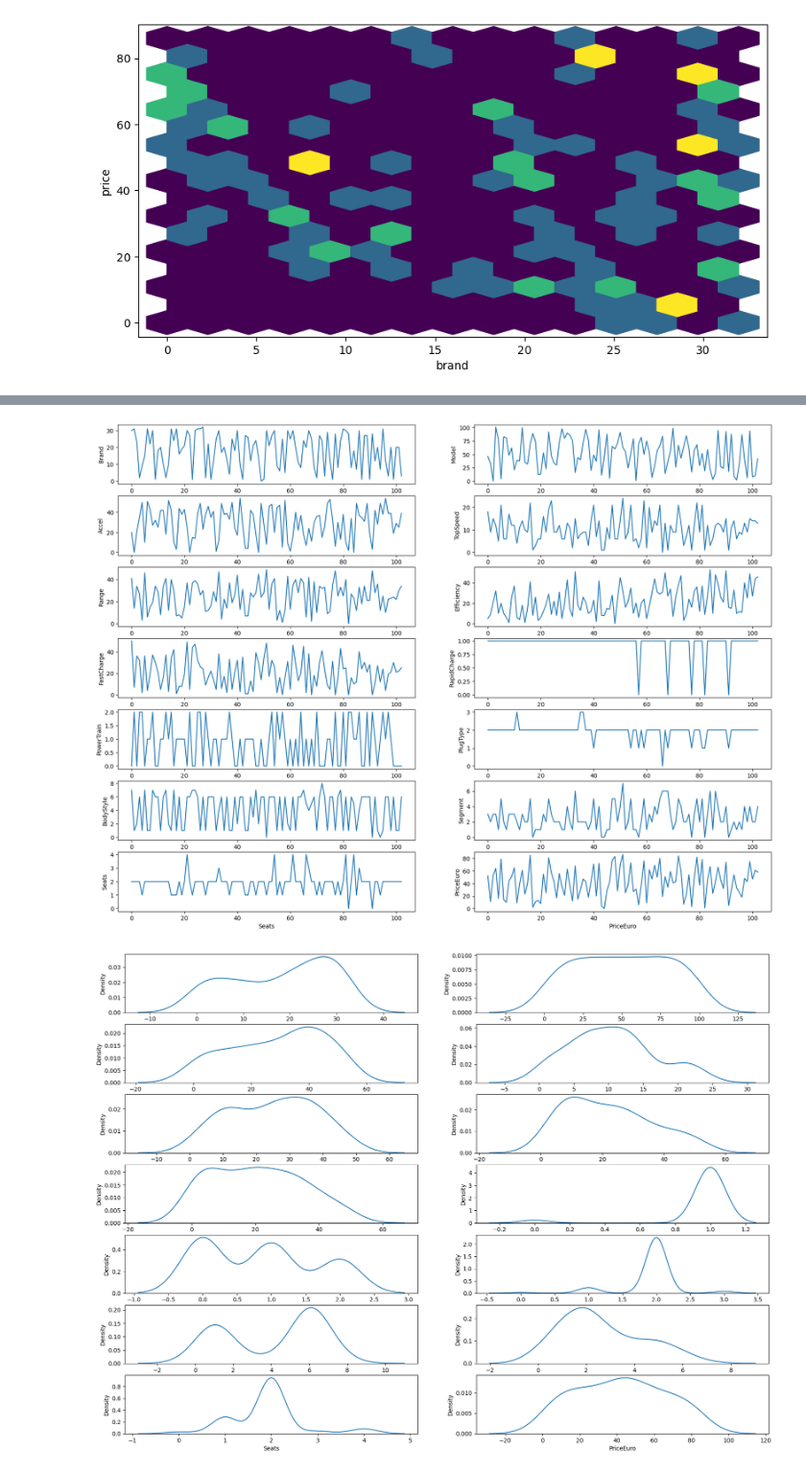
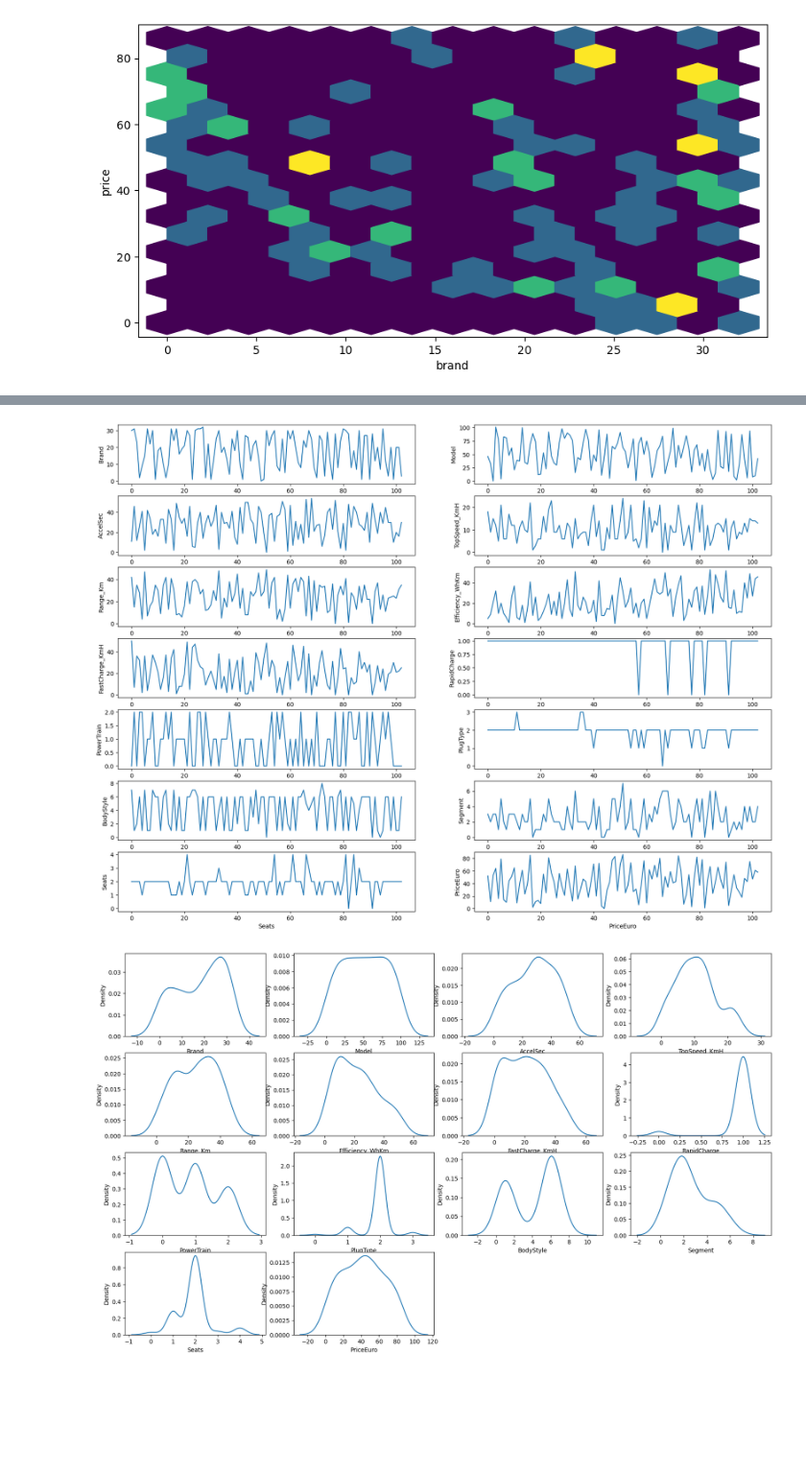
Before and after one commit to rohith4088/EV_SEGMENTATION, a Jupyter notebook: ev_segmentation.ipynb, the cells around one changed output, grey strips where cells are left out. Shown at 96% size. Saved outputs shown, nothing was run; the diff lists cells and outputs as text; code cells hidden in the pictures; blank space fills up the shorter version.

```diff
--- a/ev_segmentation.ipynb
+++ b/ev_segmentation.ipynb
@@ -9,7 +9,7 @@ import numpy as np
 import seaborn as sns
 %matplotlib inline
 # %%
-df = pd.read_csv("/Users/rohithr/Desktop/segmentation/Datasets/ElectricCarData_Norm.csv")
+df = pd.read_csv("/Users/rohithr/Desktop/segmentation/Datasets/ElectricCarData_Clean.csv")
 df.head()
 df.info()
 #df.memory_usage(deep=True)
@@ -217,14 +218,14 @@ for i,col in enumerate(df.columns):
         plt.xlabel(col)
 plt.show()
 # %% [output]
-[figure, old version]
+[figure, new version]
 # %%
 plt.figure(figsize=(20,15))
 for i,col in enumerate(df.columns):
     if df[col].dtype != 'object':
-        ax = plt.subplot(7, 2, i+1)
+        ax = plt.subplot(5, 4, i+1)
         sns.kdeplot(df[col],ax=ax)
         plt.xlabel(col)
 plt.show()
 # %% [output]
-[figure, old version]
+[figure, new version]
```
Also changed, not shown: parts of 15 cells of this notebook, 3 other files.
